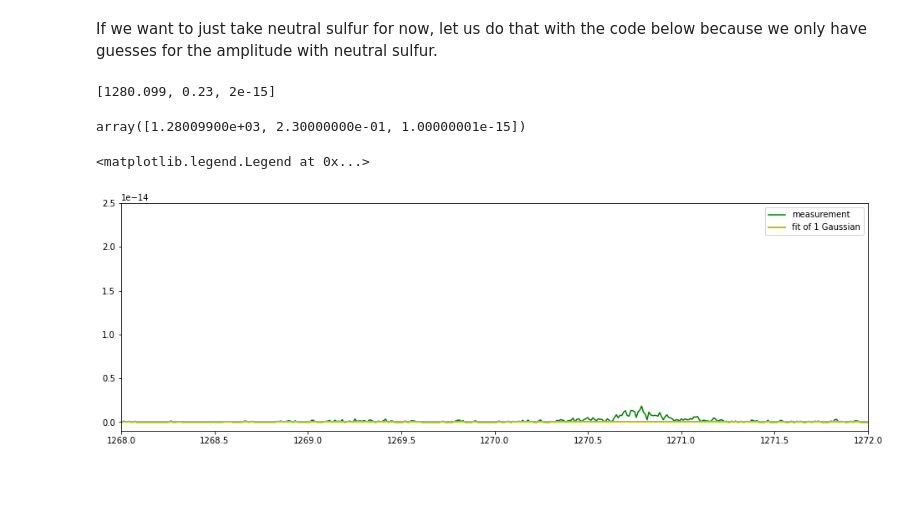
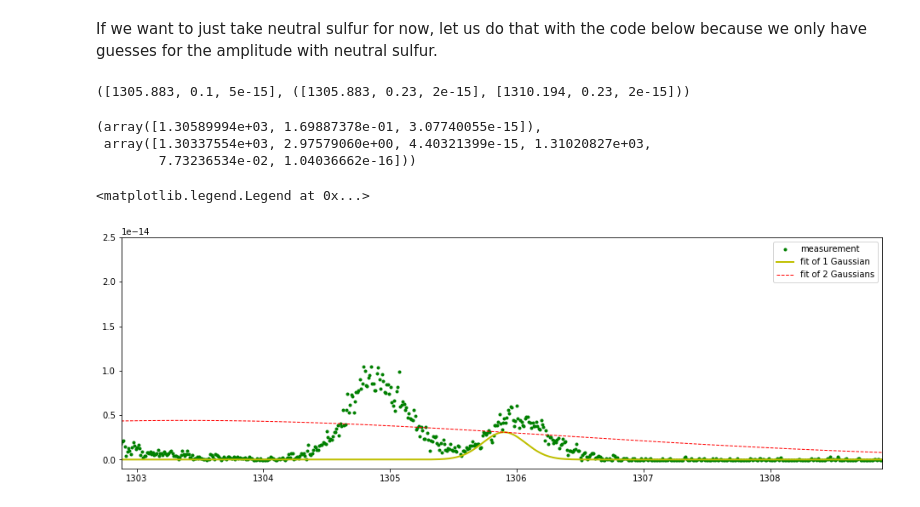
Before and after one commit to 18ganesha/io_brightness, a Jupyter notebook: notebooks/16_Total_array_for_leastsq.ipynb, the cells around one changed output. Cells and saved outputs as stored; diff of their text form; code cells hidden in the pictures; blank space fills up the shorter version.

```diff
--- a/notebooks/16_Total_array_for_leastsq.ipynb
+++ b/notebooks/16_Total_array_for_leastsq.ipynb
@@ -36,6 +36,9 @@ plt.grid(True)
 # %%
 def gaussian(x, mu, sig, A):
     return A*np.exp(-(x-mu)**2/(2*sig**2))
+# %%
+def double_gaussian(x, mu, sig, A, mu2, sig2, A2):
+    return gaussian(x, mu, sig, A)+gaussian(x, mu2, sig2, A2)
 # %% [markdown]
 If we want to just take neutral sulfur for now, let us do that with the code below because we only have guesses for the amplitude with neutral sulfur.
 # %%
@@ -53,28 +62,37 @@ flux = flux.flatten()
 # %%
 C = np.delete(guess, 1, 1)
 C = C.tolist()
-# %%
-errfunc1 = lambda p, x, y: (gaussian(x, *p) - y)**2
-guess1 = C[22]
-guess1
-# %% [output]
-[1280.099, 0.23, 2e-15]
+# %%
+errfunc1 = lambda p, x, y: (gaussian(x, *p) - y)**2
+errfunc2 = lambda p, x, y: (double_gaussian(x, *p) - y)**2
+x = 29 #28 is the biggest problem file,
+#guess1 = C[x]
+guess1 = [1305.883, 0.1, 5e-15] #manually input guess where sigma is smaller
+guess2 = C[x],C[x+1]
+guess1, guess2
+# %% [output]
+([1305.883, 0.1, 5e-15], ([1305.883, 0.23, 2e-15], [1310.194, 0.23, 2e-15]))
 # %%
 optim1, success = optimize.leastsq(errfunc1, guess1, args=(wl, flux))
+optim2, success = optimize.leastsq(errfunc2, guess2, args=(wl, flux))
 # %%
-optim1
+optim1, optim2
 # %% [output]
-array([1.28009900e+03, 2.30000000e-01, 1.00000001e-15])
+(array([1.30589994e+03, 1.69887378e-01, 3.07740055e-15]),
+ array([1.30337554e+03, 2.97579060e+00, 4.40321399e-15, 1.31020827e+03,
+        7.73236534e-02, 1.04036662e-16]))
 # %%
 plt.figure(figsize=(16, 5))
-plt.plot(wl, flux, c='g', label='measurement')
+plt.plot(wl, flux,'g.', label='measurement')
 plt.plot(wl, gaussian(wl, *optim1),
     lw=2, c='y', label='fit of 1 Gaussian')
+plt.plot(wl, double_gaussian(wl, *optim2),
+    lw=1, c='r', ls='--', label='fit of 2 Gaussians')
 plt.ylim(-0.01*10**-13,0.25*10**-13)
-plt.xlim(1268,1272)
+plt.xlim(guess1[0]-3,guess1[0]+3)
 plt.legend(loc='best')
 # %% [output]
 <matplotlib.legend.Legend at 0x...>
-[figure, old version]
+[figure, new version]
 # %%
 def fit_whole_spectra(array):
```
Also changed, not shown: parts of 6 cells of this notebook.
